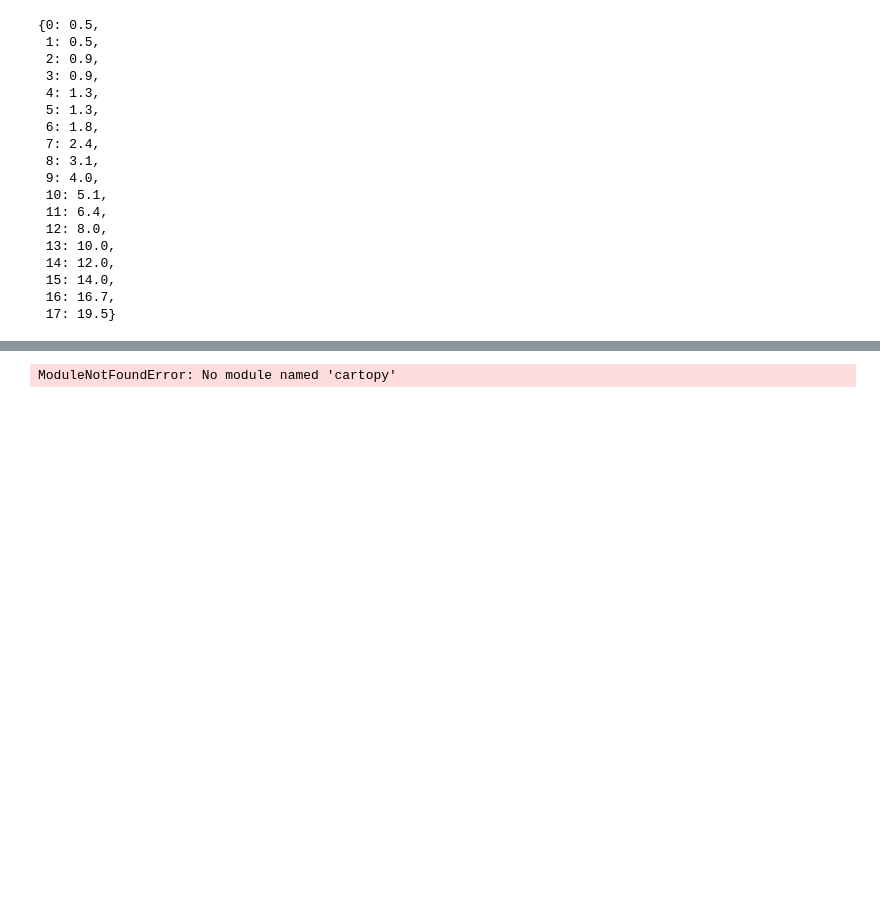
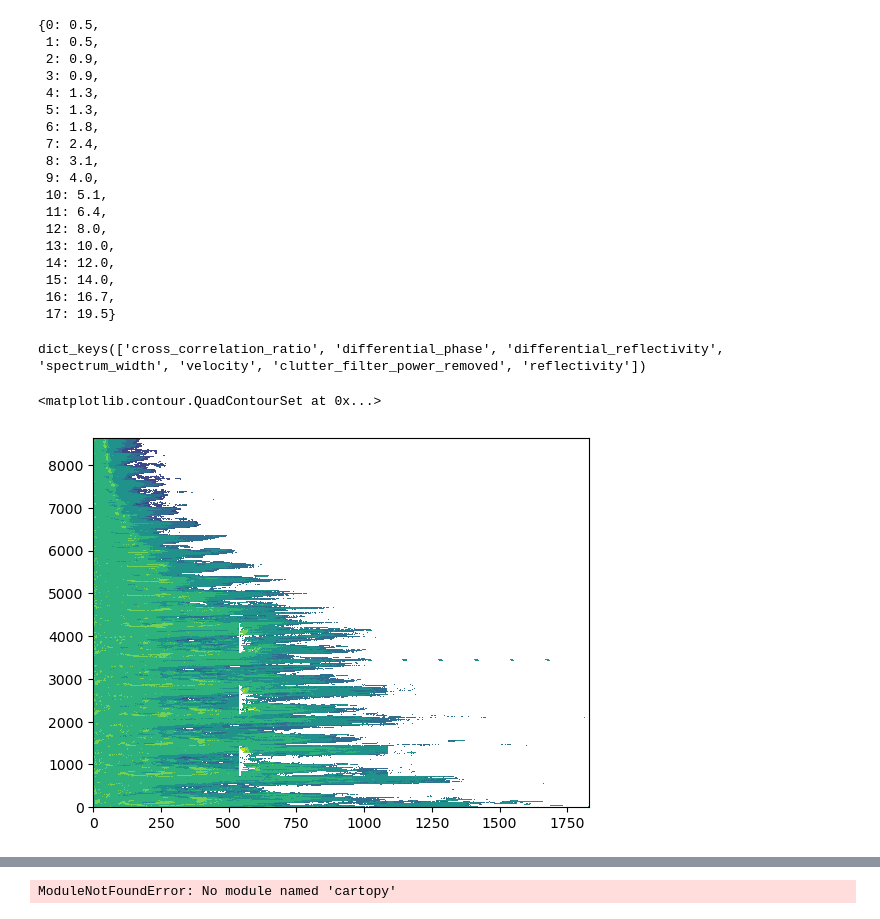
Before and after one commit to tsubakih07/pyart_lecture, a Jupyter notebook: pyart_training/pyart_practice.ipynb, the cells around one changed output, grey strips where cells are left out. Saved outputs shown, nothing was run; the diff lists cells and outputs as text; code cells hidden in the pictures; blank space fills up the shorter version.

```diff
--- a/pyart_training/pyart_practice.ipynb
+++ b/pyart_training/pyart_practice.ipynb
@@ -68,3 +69,20 @@ sweep_angle_dict
  15: 14.0,
  16: 16.7,
  17: 19.5}
+# %%
+# available fields in data
+radar_data.fields.keys()
+# %% [output]
+dict_keys(['cross_correlation_ratio', 'differential_phase', 'differential_reflectivity', 'spectrum_width', 'velocity', 'clutter_filter_power_removed', 'reflectivity'])
+# %%
+# let's see how the raw data actually look like
+import matplotlib.pyplot as plt
+
+# extract radar reflectivity data only but one volume scan without any projection
+field = "reflectivity"
+data = radar_data.fields[field]['data']
+
+plt.contourf(data)
+# %% [output]
+<matplotlib.contour.QuadContourSet at 0x...>
+[figure, added]
```
Also changed, not shown: parts of 8 cells of this notebook.
